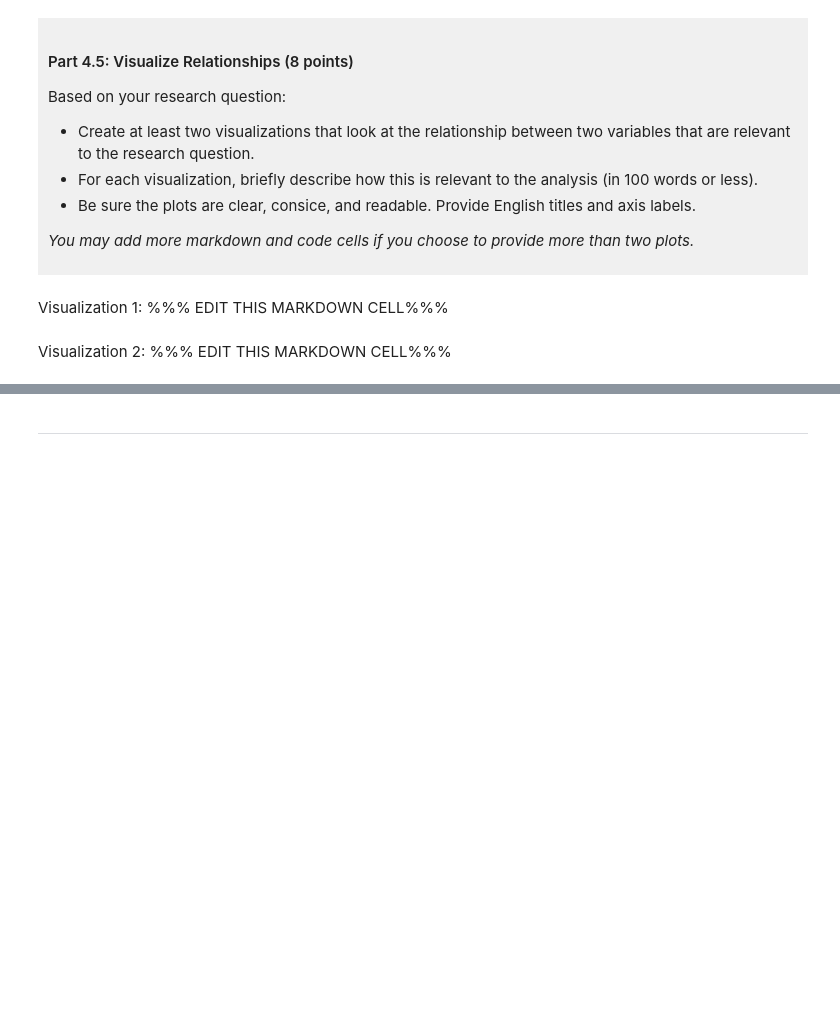
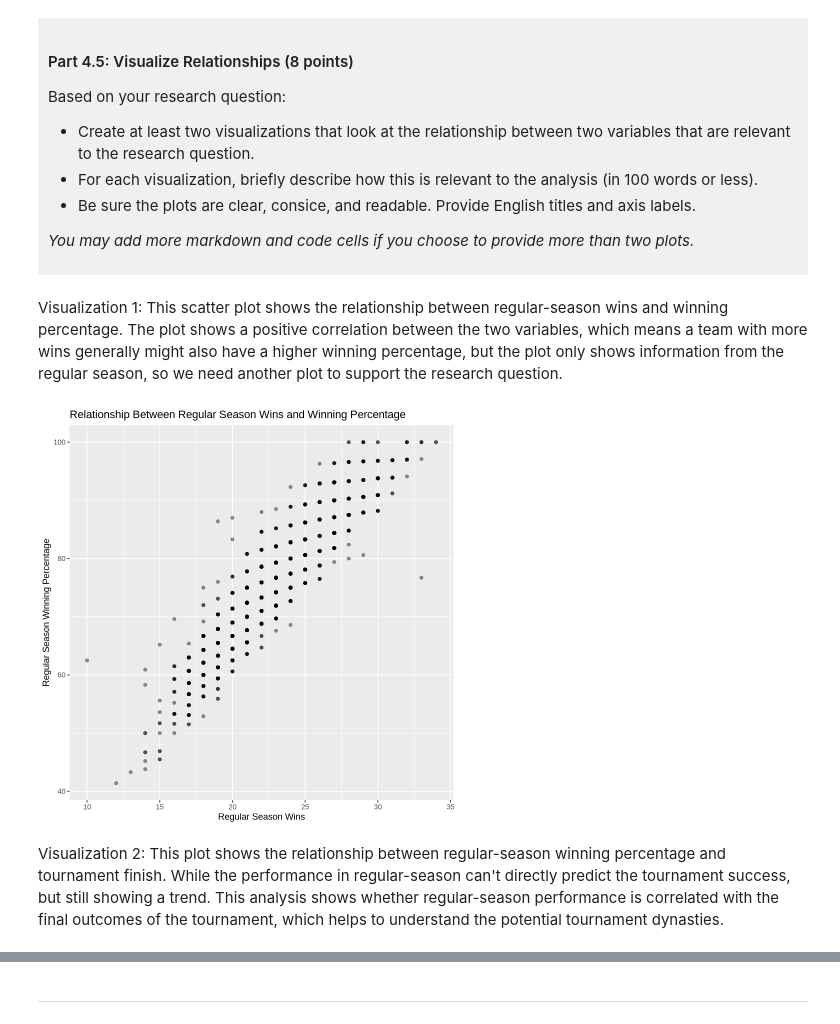
Before and after one commit to yunnnnnc/dsci-100-project-erica-chen, a Jupyter notebook: dsci-100-project-notebook.ipynb, the cells around one changed output, grey strips where cells are left out. Saved outputs shown, nothing was run; the diff lists cells and outputs as text; code cells hidden in the pictures; blank space fills up the shorter version.

```diff
--- a/dsci-100-project-notebook.ipynb
+++ b/dsci-100-project-notebook.ipynb
@@ -310,9 +372,16 @@ Based on your research question:
 *You may add more markdown and code cells if you choose to provide more than two plots.*
 </div>
 # %% [markdown]
-Visualization 1: %%% EDIT THIS MARKDOWN CELL%%%
+Visualization 1: This scatter plot shows the relationship between regular-season wins and winning percentage. The plot shows a positive correlation between the two variables, which means a team with more wins generally might also have a higher winning percentage, but the plot only shows information from the regular season, so we need another plot to support the research question.
 # %%
-### EDIT THIS CODE CELL FOR VISUALIZATION 1###
+ggplot(women_match_madness_tidy, aes(x = reg_wins, y = reg_wins_pct)) +
+    geom_point(alpha = 0.4) +
+    labs(
+        title = "Relationship Between Regular Season Wins and Winning Percentage",
+        x = "Regular Season Wins",
+        y = "Regular Season Winning Percentage")
+# %% [output]
+[figure, added]
 # %% [markdown]
-Visualization 2: %%% EDIT THIS MARKDOWN CELL%%%
+Visualization 2: This plot shows the relationship between regular-season winning percentage and tournament finish. While the performance in regular-season can't directly predict the tournament success, but still showing a trend. This analysis shows whether regular-season performance is correlated with the final outcomes of the tournament, which helps to understand the potential tournament dynasties.
 # %%
```
Also changed, not shown: parts of 9 cells of this notebook.
